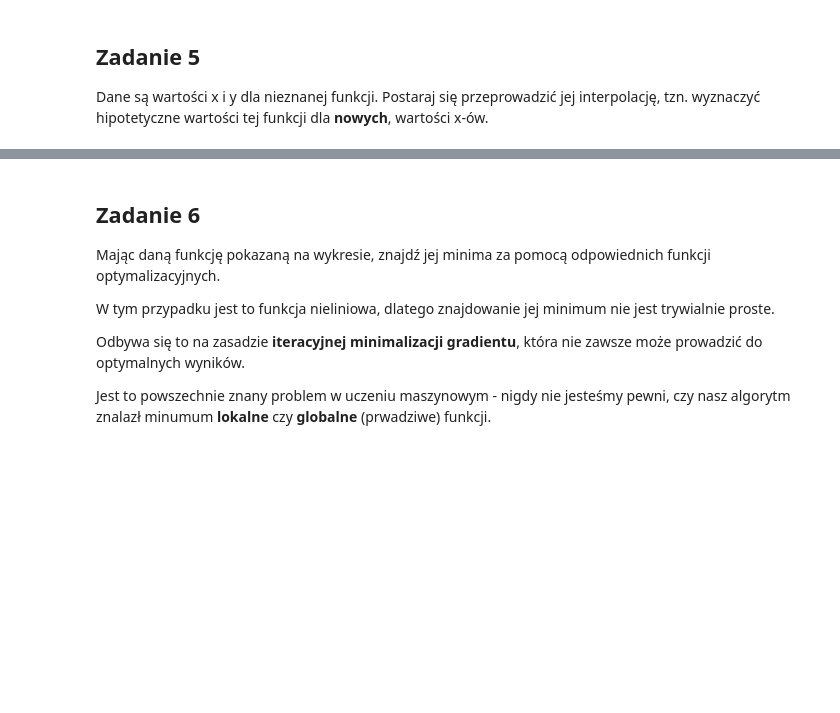
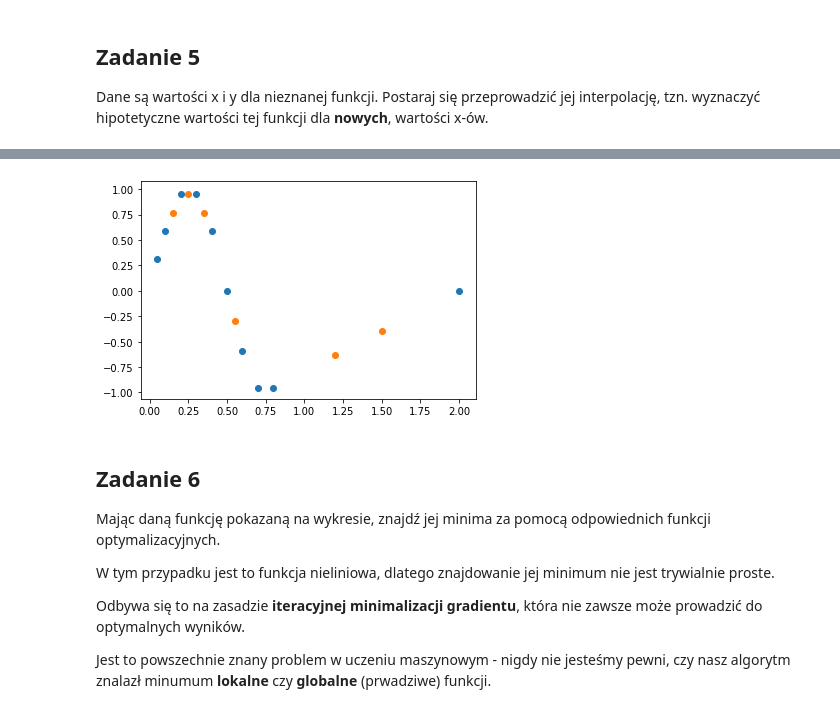
Before and after one commit to maddataanalyst/for_students, a Jupyter notebook: postgraduate_pl/matematyka/Numpy maths.ipynb, the cells around one changed output, grey strips where cells are left out. Drawn from its saved outputs; the diff is of its cells as text; code cells hidden in the pictures; blank space fills up the shorter version.

```diff
--- a/postgraduate_pl/matematyka/Numpy maths.ipynb
+++ b/postgraduate_pl/matematyka/Numpy maths.ipynb
@@ -132,15 +138,17 @@ plt.scatter(x_new, y_new_fake, marker="|")
 # %%
 # przeprowadź interpolację wartości funkcji, dla nowych, nieznanych x-ów
-f = ...
+f = interp.interp1d(x, y)
 
 
 # Dokonaj interpolacji
 interpolated_y = f(x_new)
 
 # Wykres przedstawiający i stare i nowe wartości x-ów
 plt.scatter(x, y)
 plt.scatter(x_new, interpolated_y)
 plt.show()
+# %% [output]
+[figure, added]
 # %% [markdown]
 ## Zadanie 6
 
```
Also changed, not shown: parts of 9 cells of this notebook, 6 other files.
